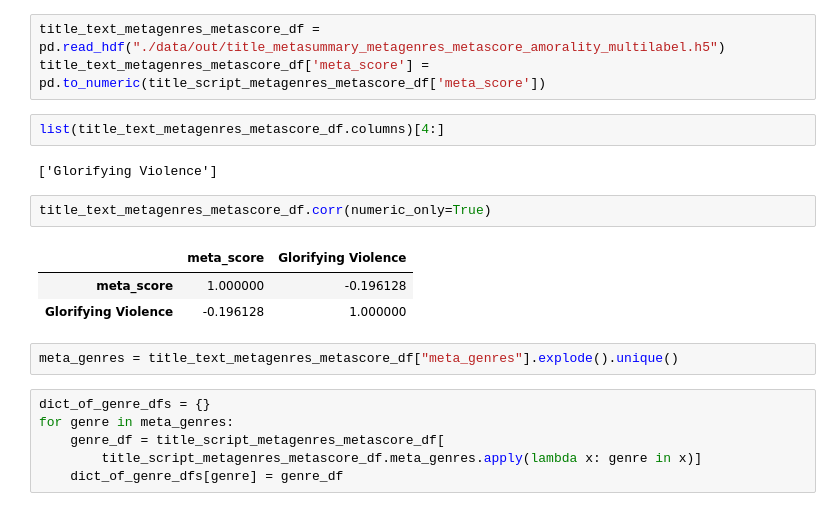
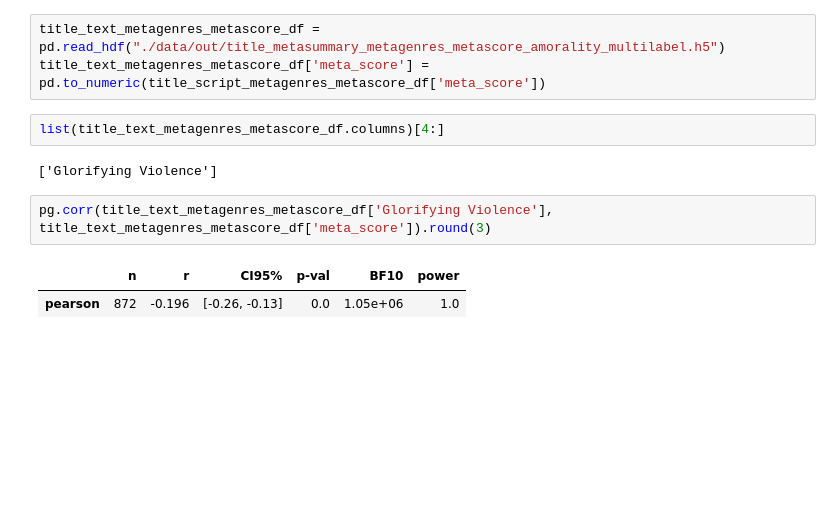
Before and after one commit to b-alvinge/imsdb_metacritic_models, a Jupyter notebook: script_analysis.ipynb, the cells around one changed output. Drawn from its saved outputs; the diff is of its cells as text; blank space fills up the shorter version.

Commit message:
small change on cell which checks overall correlation changed to pingouin corr.

```diff
--- a/script_analysis.ipynb
+++ b/script_analysis.ipynb
@@ -18,16 +18,7 @@ list(title_text_metagenres_metascore_df.columns)[4:]
 # %% [output]
 ['Glorifying Violence']
 # %%
-title_text_metagenres_metascore_df.corr(numeric_only=True)
+pg.corr(title_text_metagenres_metascore_df['Glorifying Violence'], title_text_metagenres_metascore_df['meta_score']).round(3)
 # %% [output]
-|  | meta_score | Glorifying Violence |
-| meta_score | 1.000000 | -0.196128 |
-| Glorifying Violence | -0.196128 | 1.000000 |
+|  | n | r | CI95% | p-val | BF10 | power |
+| pearson | 872 | -0.196 | [-0.26, -0.13] | 0.0 | 1.05e+06 | 1.0 |
-# %%
-meta_genres = title_text_metagenres_metascore_df["meta_genres"].explode().unique()
-# %%
-dict_of_genre_dfs = {}
-for genre in meta_genres:
-    genre_df = title_script_metagenres_metascore_df[
-        title_script_metagenres_metascore_df.meta_genres.apply(lambda x: genre in x)]
-    dict_of_genre_dfs[genre] = genre_df
```
Also changed, not shown: parts of 6 cells of this notebook.
